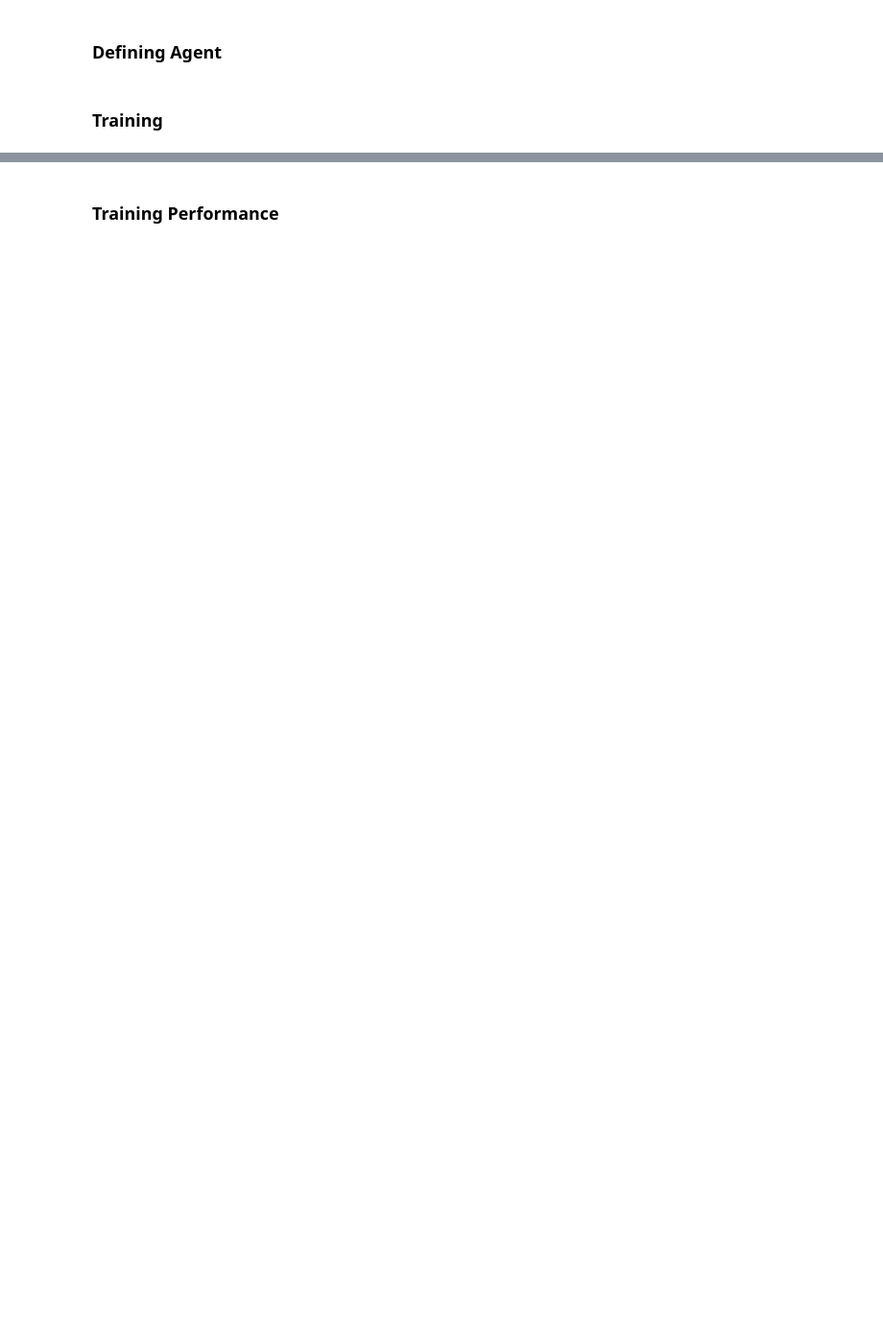
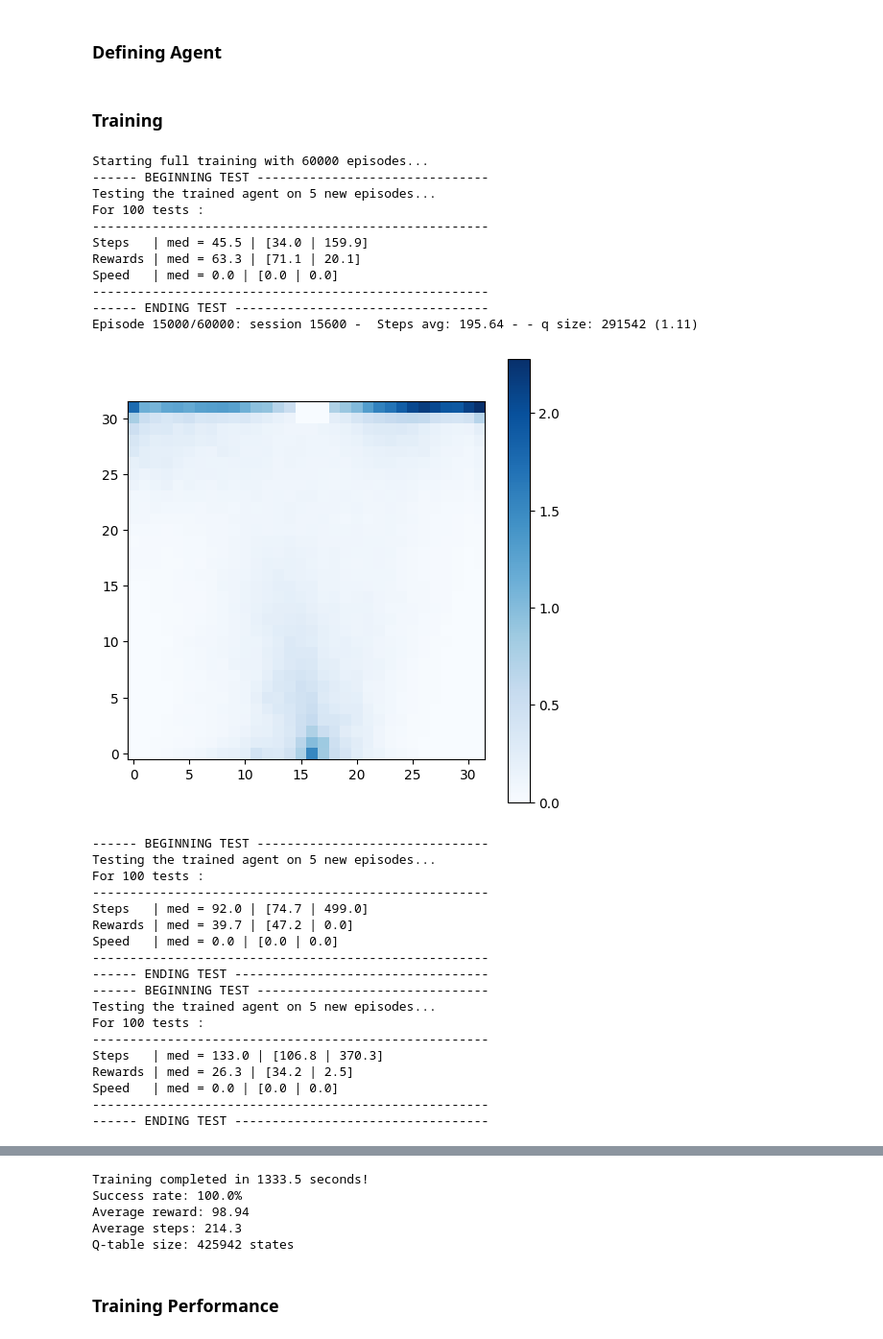
Before and after one commit to PaulToudret/RL_project_sailing, a Jupyter notebook: my_sailors.ipynb, the cells around one changed output, grey strips where cells are left out. Shown at 96% size. Saved outputs shown, nothing was run; the diff lists cells and outputs as text; code cells hidden in the pictures; blank space fills up the shorter version.

Commit message:
mousse 2

```diff
--- a/my_sailors.ipynb
+++ b/my_sailors.ipynb
@@ -192,28 +263,30 @@ class Mousse_1(BaseAgent):
 # %% [markdown]
 ### Training
 # %%
-sailor = Mousse_1(learning_rate=0.1, discount_factor=0.99, exploration_rate=0.3)
+sailor = Mousse_2(learning_rate=0.1, discount_factor=0.99, exploration_rate=0.3)
 
 np.random.seed(42)
 sailor.seed(42)
 
-still_training = True
+sailor.restart_training = True
 # %%
-# Training parameters
-sailor.learning_rate = 0.1
-sailor.discount_factor = 0.99
-sailor.exploration_rate = 0.3
+exploration_rate = 0.3
+# Training parametersx
+sailor.exploration_rate = exploration_rate
 
 num_episodes = 60000  # Small number for debugging
 max_steps = 1000
 
 batch = 100
-batch_mat = 20000
+batch_test = 10000
+batch_mat = 15000
 
 
-if still_training == False:
+if sailor.restart_training == True:
 # This line reinitializes q table
     sailor.reset()
+    sailor.restart_training = False
+
 
 # Create environment with a simple initial windfield
 dico_env = {}
@@ -237,6 +310,7 @@ for episode in range(num_episodes):
     env = dico_env[i]
     # Reset environment and get initial state
     sailor.set_hist()
+    sailor.training_session += 1
 
     observation, info = env.reset(seed=episode)  # Different seed each episode
     state = sailor.discretize_state(observation)
@@ -261,38 +335,70 @@ for episode in range(num_episodes):
         if done or truncated:
             break
 
     # Record metrics
     rewards_history.append(total_reward)
     steps_history.append(step+1)
     success_history.append(done)
     true_rew.append(np.power(sailor.discount_factor,step)*total_reward)
 
     # Update exploration rate (decrease over time)
-    if (episode + 1) % batch_mat == 0:
-        sailor.exploration_rate = 0.3
-    else :
-        sailor.exploration_rate = max(0.05, sailor.exploration_rate * 0.999)
+    # Done in the learning fonction
 
     # Print progress every 10 episodes
 
     # Plot progress
 
     if (episode + 1) % batch == 0:
         step_avg = sum(steps_history[-batch:]) / batch
-        print(f"Episode {episode+1}/{num_episodes}: Steps avg: {step_avg} - " +
-              f"exp rate: {round(sailor.exploration_rate,4)} - q size: {len(sailor.q_table)}"+
+        print(f"Episode {episode+1}/{num_episodes}: session {sailor.training_session} -  Steps avg: {step_avg} - " +
+               f"- q size: {len(sailor.q_table)}"+
                f" ({round(len(sailor.q_table)/sailor.complexity,2)})         ", end="\r")
 
-    if (episode + 1) % batch_mat == 0:
-        sailor.show_visited_state(wind_=False,show=True)
+    if (episode + 1) % batch_test == 0:
+        sailor.quick_test(num_test=100, max_steps=500)
+        sailor.exploration_rate = exploration_rate
+
+    if (episode+1) % batch_mat == 0:
+        sailor.show_visited_state()
 
 training_time = time.time() - start_time
 
 # Calculate overall success rate
 success_rate = sum(success_history) / len(success_history) * 100
 
 print(f"\nTraining completed in {training_time:.1f} seconds!")
 print(f"Success rate: {success_rate:.1f}%")
 print(f"Average reward: {np.mean(rewards_history):.2f}")
 print(f"Average steps: {np.mean(steps_history):.1f}")
 print(f"Q-table size: {len(sailor.q_table)} states")
+# %% [output]
+Starting full training with 60000 episodes...
+------ BEGINNING TEST -------------------------------
+Testing the trained agent on 5 new episodes...
+For 100 tests :
+-----------------------------------------------------
+Steps   | med = 45.5 | [34.0 | 159.9]
+Rewards | med = 63.3 | [71.1 | 20.1]
+Speed   | med = 0.0 | [0.0 | 0.0]
+-----------------------------------------------------
+------ ENDING TEST ----------------------------------
+Episode 15000/60000: session 15600 -  Steps avg: 195.64 - - q size: 291542 (1.11)
+[figure, added]
+------ BEGINNING TEST -------------------------------
+Testing the trained agent on 5 new episodes...
+For 100 tests :
+-----------------------------------------------------
+Steps   | med = 92.0 | [74.7 | 499.0]
+Rewards | med = 39.7 | [47.2 | 0.0]
+Speed   | med = 0.0 | [0.0 | 0.0]
+-----------------------------------------------------
+------ ENDING TEST ----------------------------------
+------ BEGINNING TEST -------------------------------
+Testing the trained agent on 5 new episodes...
+For 100 tests :
+-----------------------------------------------------
+Steps   | med = 133.0 | [106.8 | 370.3]
+Rewards | med = 26.3 | [34.2 | 2.5]
+Speed   | med = 0.0 | [0.0 | 0.0]
+-----------------------------------------------------
+------ ENDING TEST ----------------------------------
@@ -299,3 +436,8 @@ print(f"Q-table size: {len(sailor.q_table)} states")
+Training completed in 1333.5 seconds!
+Success rate: 100.0%
+Average reward: 98.94
+Average steps: 214.3
+Q-table size: 425942 states
 # %% [markdown]
 ### Training Performance
 # %%
```
Also changed, not shown: parts of 6 cells of this notebook, 6 other files.
